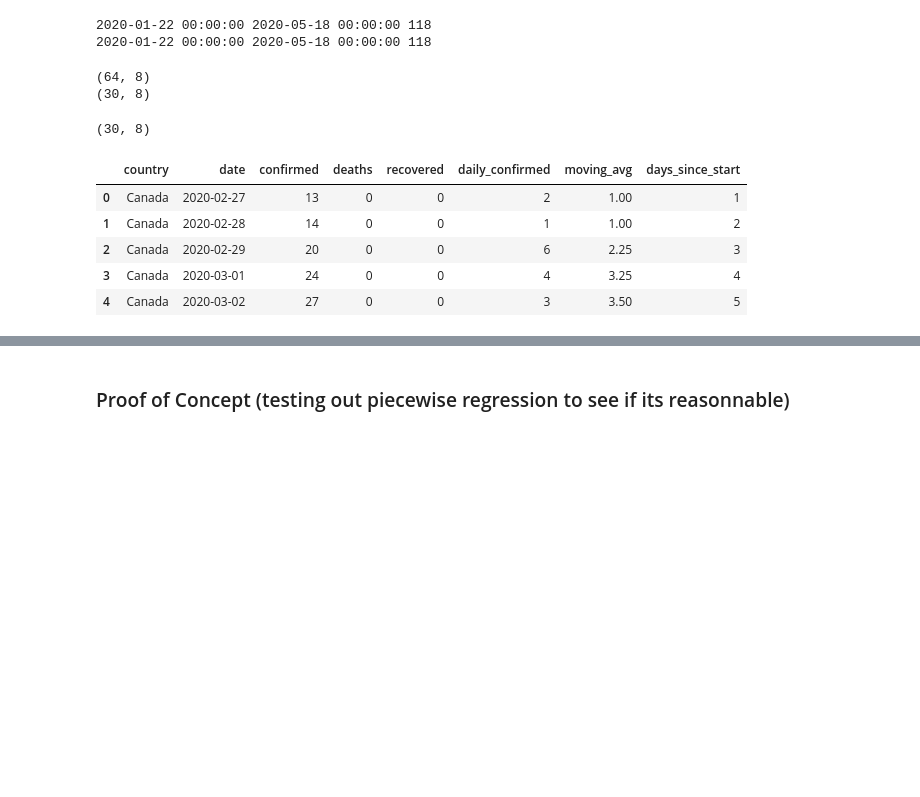
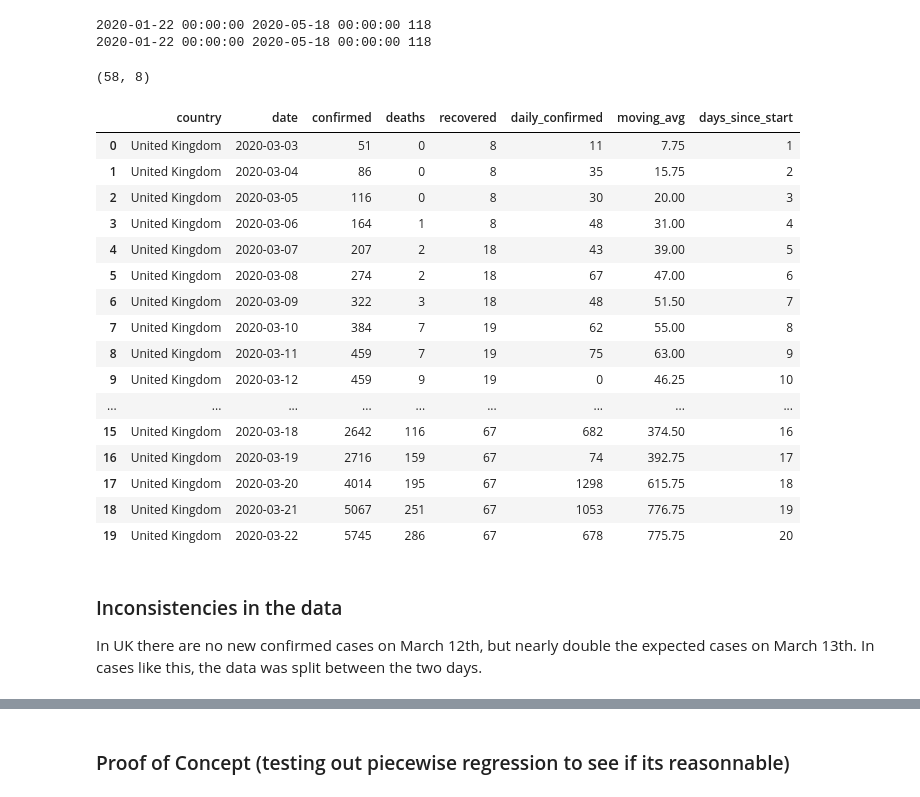
Before and after one commit to zeliangwang/COVID-19, a Jupyter notebook: case_change_detection.ipynb, the cells around one changed output, grey strips where cells are left out. Cells and saved outputs as stored; diff of their text form; code cells hidden in the pictures; blank space fills up the shorter version.

```diff
--- a/case_change_detection.ipynb
+++ b/case_change_detection.ipynb
@@ -180,6 +185,7 @@ print(df_uk.loc[0, 'date'], df_uk.loc[df_uk.index[-1], 'date'], df_uk['date'].sh
 uk_start = "2020-03-03" # 51 confirmed
 df_uk = df_uk[df_uk.date >= uk_start].reset_index(drop = True)
 df_uk["days_since_start"] = np.arange(df_uk.shape[0]) + 1
+df_uk_tmp = df_uk[df_uk.date < '2020-04-30']
 
 # US
 us_start = "2020-02-26" # 57 confirmed cases
@@ -190,26 +196,43 @@ df_us["days_since_start"] = np.arange(df_us.shape[0]) + 1
 ca_start = "2020-02-27" # 13 confirmed cases
 df_ca = df_ca[df_ca.date >= ca_start].reset_index(drop = True)
 df_ca["days_since_start"] = np.arange(df_ca.shape[0]) + 1
-print(df_ca.shape)
+# print(df_ca.shape)
 
 df_ca_tmp = df_ca[df_ca.date < '2020-03-28']
-print(df_ca_tmp.shape)
+# print(df_ca_tmp.shape)
 
+######################################################################
 # variable for data to easily swap it out:
-country_ = "Canada (Before March 28th)"
-reg_data = df_ca_tmp.copy()
+
+# country_ = "Canada (Before March 28th)"
+# reg_data = df_ca_tmp.copy()
+
+country_ = "UK"
+reg_data = df_uk_tmp.copy()
+#####################################################################
-# %% [output]
-(64, 8)
-(30, 8)
 # %%
 # df_uk.head()
 print(reg_data.shape)
-reg_data.head()
+reg_data.head(20)
 # %% [output]
-(30, 8)
+(58, 8)
 |  | country | date | confirmed | deaths | recovered | daily_confirmed | moving_avg | days_since_start |
-| 0 | Canada | 2020-02-27 | 13 | 0 | 0 | 2 | 1.00 | 1 |
-| 1 | Canada | 2020-02-28 | 14 | 0 | 0 | 1 | 1.00 | 2 |
-| 2 | Canada | 2020-02-29 | 20 | 0 | 0 | 6 | 2.25 | 3 |
-| 3 | Canada | 2020-03-01 | 24 | 0 | 0 | 4 | 3.25 | 4 |
-| 4 | Canada | 2020-03-02 | 27 | 0 | 0 | 3 | 3.50 | 5 |
+| 0 | United Kingdom | 2020-03-03 | 51 | 0 | 8 | 11 | 7.75 | 1 |
+| 1 | United Kingdom | 2020-03-04 | 86 | 0 | 8 | 35 | 15.75 | 2 |
+| 2 | United Kingdom | 2020-03-05 | 116 | 0 | 8 | 30 | 20.00 | 3 |
+| 3 | United Kingdom | 2020-03-06 | 164 | 1 | 8 | 48 | 31.00 | 4 |
+| 4 | United Kingdom | 2020-03-07 | 207 | 2 | 18 | 43 | 39.00 | 5 |
+| 5 | United Kingdom | 2020-03-08 | 274 | 2 | 18 | 67 | 47.00 | 6 |
+| 6 | United Kingdom | 2020-03-09 | 322 | 3 | 18 | 48 | 51.50 | 7 |
+| 7 | United Kingdom | 2020-03-10 | 384 | 7 | 19 | 62 | 55.00 | 8 |
+| 8 | United Kingdom | 2020-03-11 | 459 | 7 | 19 | 75 | 63.00 | 9 |
+| 9 | United Kingdom | 2020-03-12 | 459 | 9 | 19 | 0 | 46.25 | 10 |
+| ... | ... | ... | ... | ... | ... | ... | ... | ... |
+| 15 | United Kingdom | 2020-03-18 | 2642 | 116 | 67 | 682 | 374.50 | 16 |
+| 16 | United Kingdom | 2020-03-19 | 2716 | 159 | 67 | 74 | 392.75 | 17 |
+| 17 | United Kingdom | 2020-03-20 | 4014 | 195 | 67 | 1298 | 615.75 | 18 |
+| 18 | United Kingdom | 2020-03-21 | 5067 | 251 | 67 | 1053 | 776.75 | 19 |
+| 19 | United Kingdom | 2020-03-22 | 5745 | 286 | 67 | 678 | 775.75 | 20 |
+# %% [markdown]
+### Inconsistencies in the data
+In UK there are no new confirmed cases on March 12th, but nearly double the expected cases on March 13th. In cases like this, the data was split between the two days.
```
Also changed, not shown: parts of 22 cells of this notebook.
